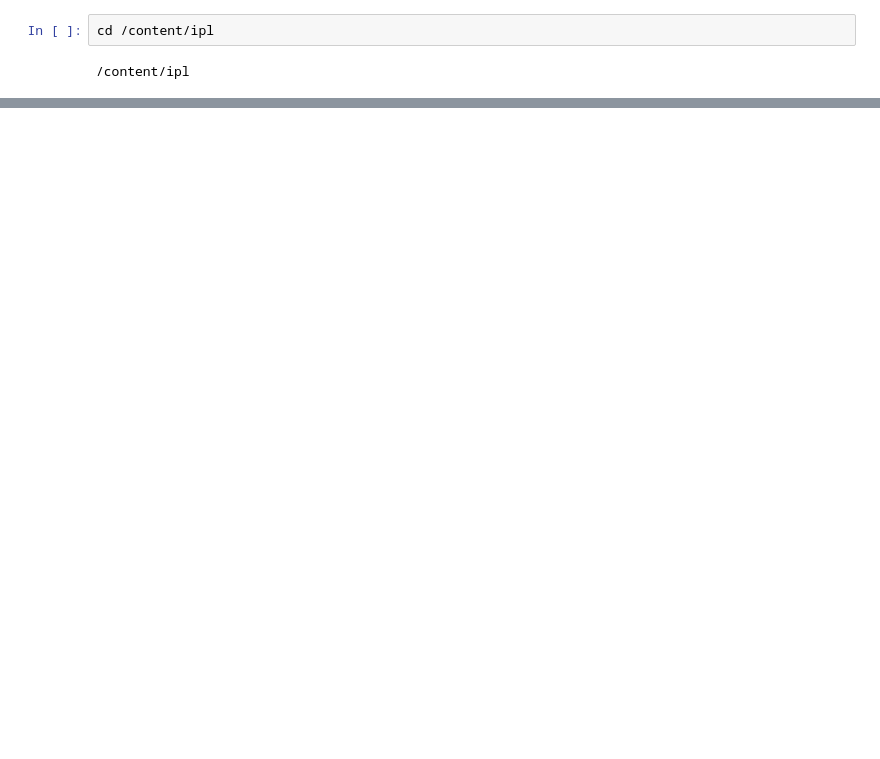
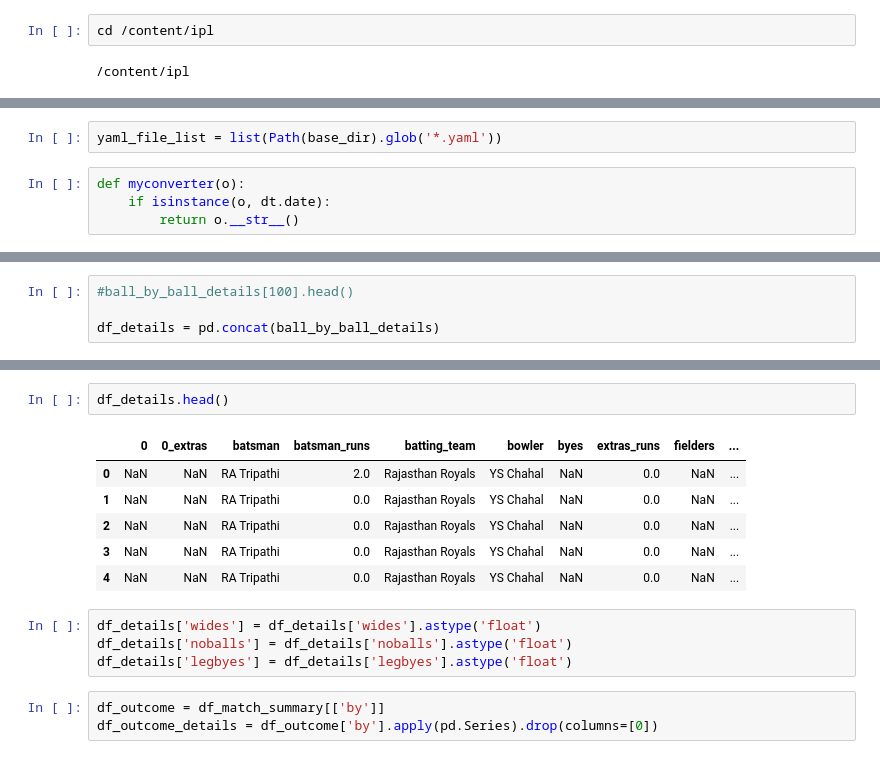
Before and after one commit to ravi-gopalan/ipl_analysis, a Jupyter notebook: ipl_analysis.ipynb, the cells around one changed output, grey strips where cells are left out. Saved outputs shown, nothing was run; the diff lists cells and outputs as text; blank space fills up the shorter version.

```diff
--- a/ipl_analysis.ipynb
+++ b/ipl_analysis.ipynb
@@ -71,0 +86,6 @@ df_innings = pd.read_csv('innings_data.csv',sep=',')
+# %%
+yaml_file_list = list(Path(base_dir).glob('*.yaml'))
+# %%
+def myconverter(o):
+    if isinstance(o, dt.date):
+        return o.__str__()
@@ -71,0 +202,4 @@ df_innings = pd.read_csv('innings_data.csv',sep=',')
+# %%
+#ball_by_ball_details[100].head()
+
+df_details = pd.concat(ball_by_ball_details)
@@ -71,0 +236,16 @@ df_innings = pd.read_csv('innings_data.csv',sep=',')
+# %%
+df_details.head()
+# %% [output]
+|  | 0 | 0_extras | batsman | batsman_runs | batting_team | bowler | byes | extras_runs | fielders | ... |
+| 0 | NaN | NaN | RA Tripathi | 2.0 | Rajasthan Royals | YS Chahal | NaN | 0.0 | NaN | ... |
+| 1 | NaN | NaN | RA Tripathi | 0.0 | Rajasthan Royals | YS Chahal | NaN | 0.0 | NaN | ... |
+| 2 | NaN | NaN | RA Tripathi | 0.0 | Rajasthan Royals | YS Chahal | NaN | 0.0 | NaN | ... |
+| 3 | NaN | NaN | RA Tripathi | 0.0 | Rajasthan Royals | YS Chahal | NaN | 0.0 | NaN | ... |
+| 4 | NaN | NaN | RA Tripathi | 0.0 | Rajasthan Royals | YS Chahal | NaN | 0.0 | NaN | ... |
+# %%
+df_details['wides'] = df_details['wides'].astype('float')
+df_details['noballs'] = df_details['noballs'].astype('float')
+df_details['legbyes'] = df_details['legbyes'].astype('float')
+# %%
+df_outcome = df_match_summary[['by']]
+df_outcome_details = df_outcome['by'].apply(pd.Series).drop(columns=[0])
```
Also changed, not shown: parts of 38 cells of this notebook.
